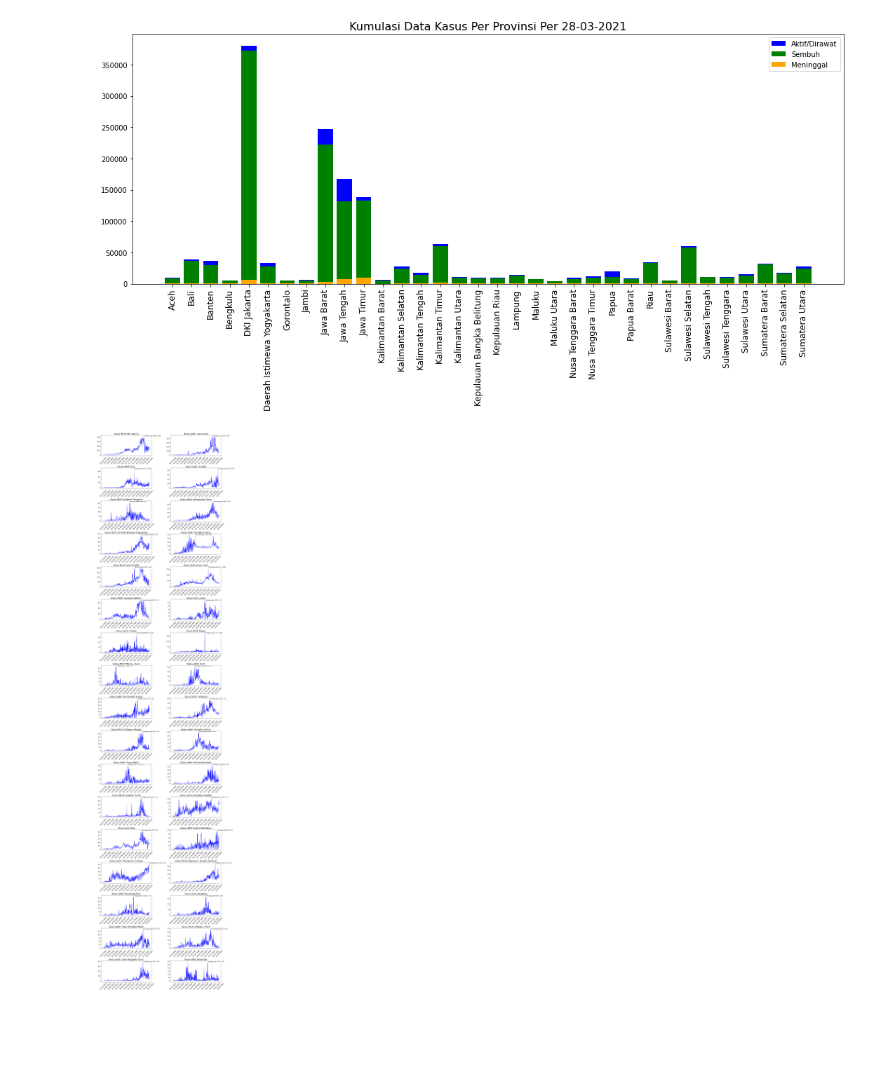
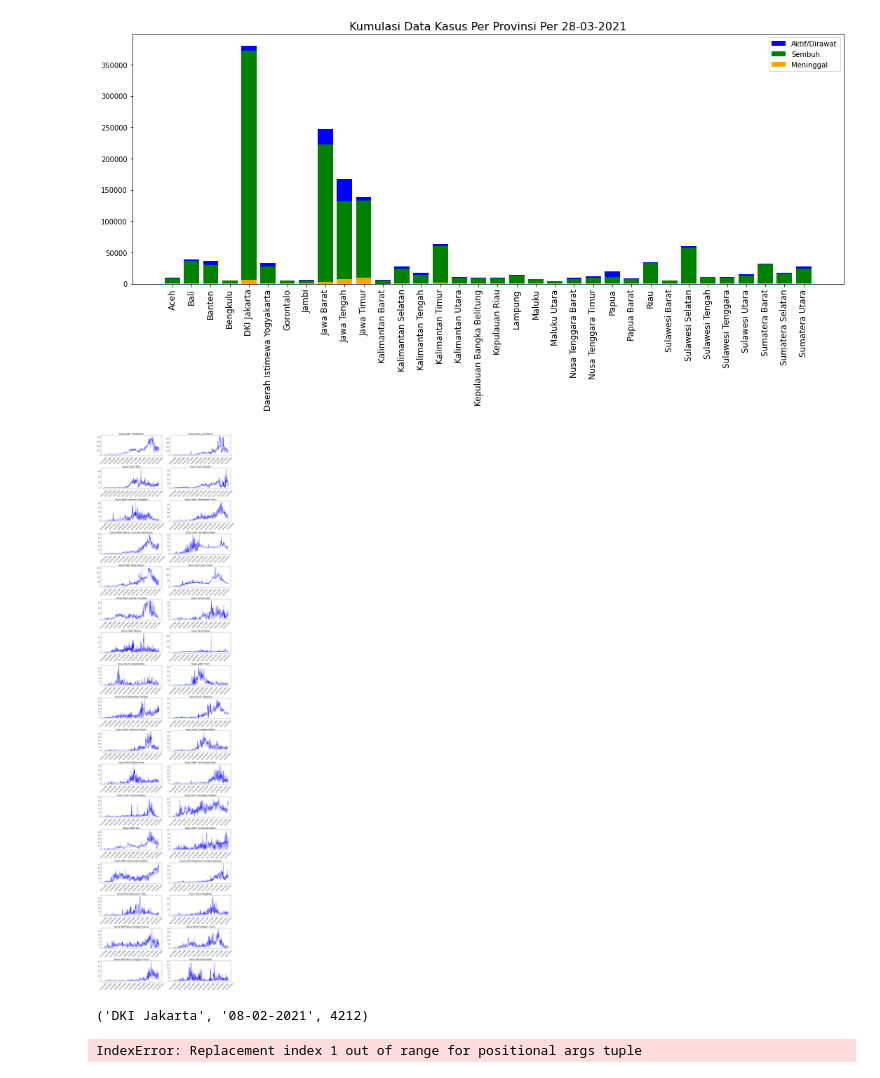
Before and after one commit to Julius-745/Automasi-Filtering-Data-Covid-19-di-Provinsi-Indonesia-dengan-Python, a Jupyter notebook: Filtering.ipynb, the cells around one changed output. Drawn from its saved outputs; the diff is of its cells as text; code cells hidden in the pictures; blank space fills up the shorter version.

```diff
--- a/Filtering.ipynb
+++ b/Filtering.ipynb
@@ -153,27 +153,34 @@ plt.show()
 # %%
 # Plot per propinsi
 provinsis = pd.unique(data['Location'])
 provinsis = provinsis[provinsis != 'Indonesia']
 fig, ax = plt.subplots(provinsis.shape[0]//2,2,figsize=(15,60))
+highrec = []
 for i, prov in enumerate(provinsis):
     X, Y = i // 2, i % 2
     data_reg = data[data['Location'] == prov]
     maxcount = min(dates.shape[0],data_reg['New Cases'].shape[0])
     data_reg = data_reg['New Cases'][0:maxcount]
     ax[X,Y].plot(dates[0:maxcount], data_reg, color='blue')
     ax[X,Y].set_title('Kasus Aktif: '+prov, fontsize=16)
     ax[X,Y].xaxis.set_tick_params(rotation=45, labelsize=12)
     ax[X,Y].xaxis.set_major_formatter(DateFormatter('%d-%m-%Y'))
     ax[X,Y].xaxis.set_major_locator(MonthLocator())
     # tertinggi
     data_reg_list = data_reg.tolist()
     highest = max(data_reg_list)
     highestidx = data_reg_list.index(highest)
-    higheststr = 'Tertinggi pada ' + num2date(dates[highestidx]).strftime('%d/%m') + ': '+ str(highest)
-    ax[X,Y].annotate(higheststr,xy=(dates[highestidx],highest),xytext=(0,0),backgroundcolor="w",textcoords="offset pixels")
+    highrec.append((prov, num2date(dates[highestidx]).strftime('%d-%m-%Y'), highest))
 
 
 fig.tight_layout()
 plt.show()
 # %% [output]
-[figure, old version]
+[figure, new version]
+# %%
+for rec in highrec:
+    print(rec)
+    print("Kasus tertinggi untuk {0} adalah pada {1} sebanyak {2} orang".format(rec))
+# %% [output]
+('DKI Jakarta', '08-02-2021', 4212)
+IndexError: Replacement index 1 out of range for positional args tuple
```
